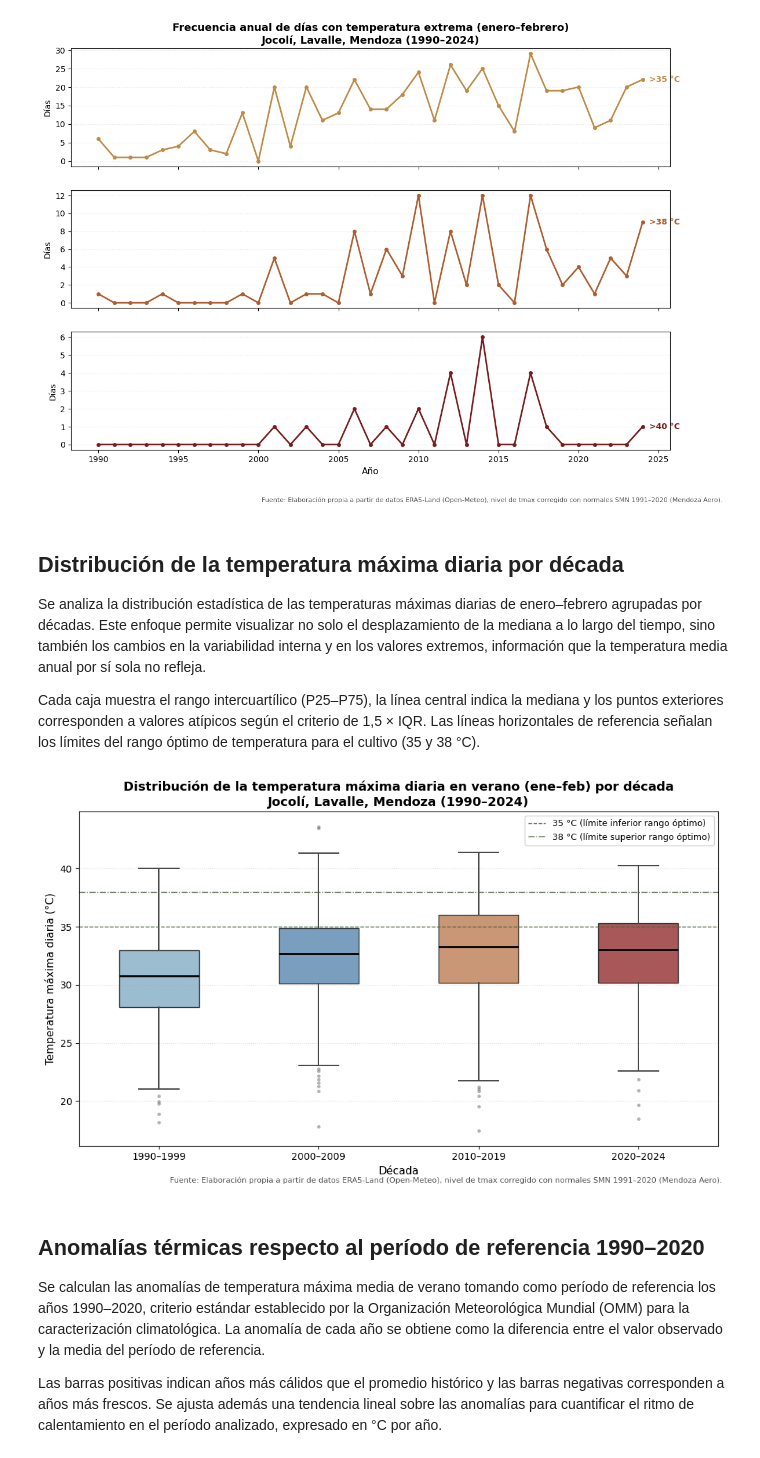
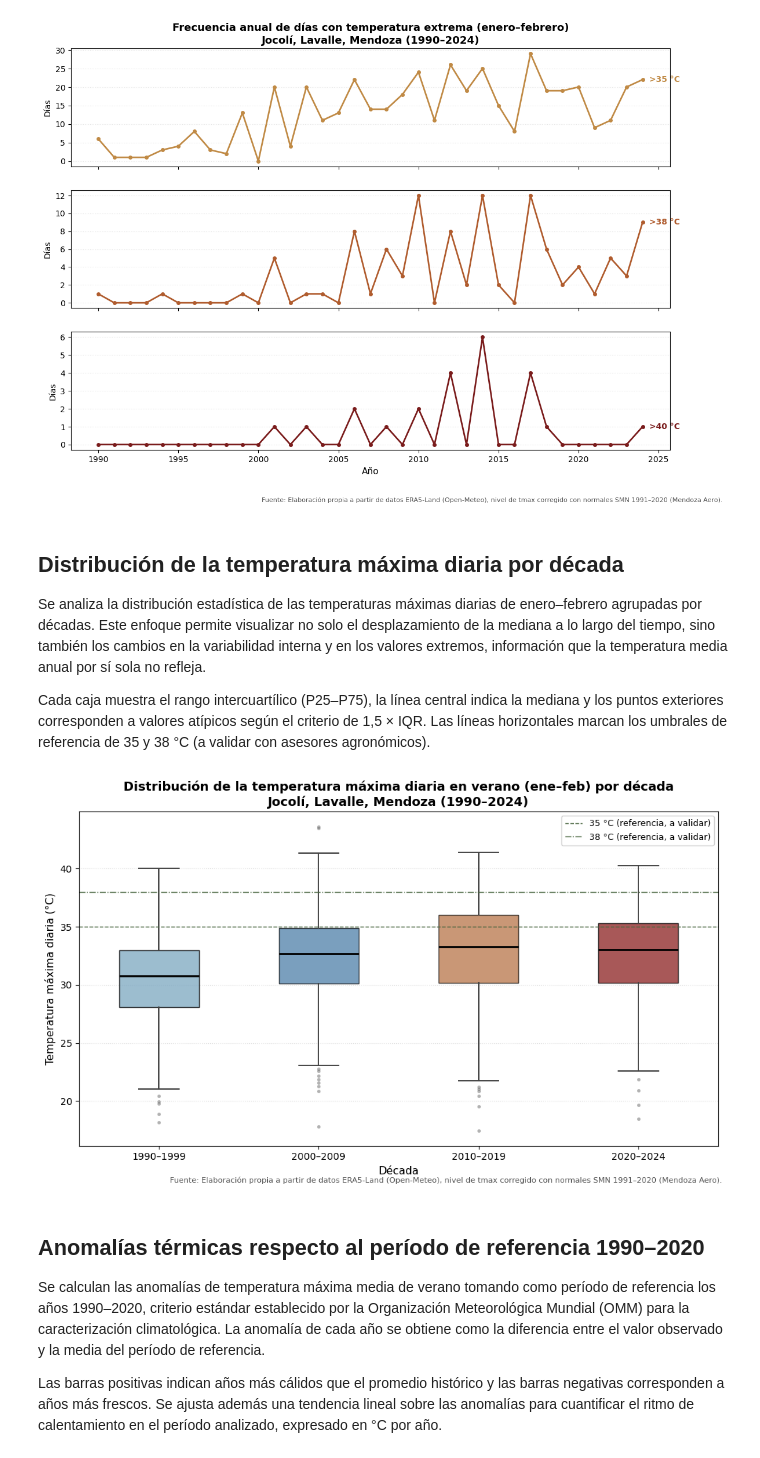
Before and after one commit to Emilialandgrebe/tesis-maestria, a Jupyter notebook: notebooks/00_clima_historico.ipynb, the cells around one changed output. Cells and saved outputs as stored; diff of their text form; code cells hidden in the pictures.

```diff
--- a/notebooks/00_clima_historico.ipynb
+++ b/notebooks/00_clima_historico.ipynb
@@ -359,7 +359,7 @@ plt.show()
 
 Se analiza la distribución estadística de las temperaturas máximas diarias de enero–febrero agrupadas por décadas. Este enfoque permite visualizar no solo el desplazamiento de la mediana a lo largo del tiempo, sino también los cambios en la variabilidad interna y en los valores extremos, información que la temperatura media anual por sí sola no refleja.
 
-Cada caja muestra el rango intercuartílico (P25–P75), la línea central indica la mediana y los puntos exteriores corresponden a valores atípicos según el criterio de 1,5 × IQR. Las líneas horizontales de referencia señalan los límites del rango óptimo de temperatura para el cultivo (35 y 38 °C).
+Cada caja muestra el rango intercuartílico (P25–P75), la línea central indica la mediana y los puntos exteriores corresponden a valores atípicos según el criterio de 1,5 × IQR. Las líneas horizontales marcan los umbrales de referencia de 35 y 38 °C (a validar con asesores agronómicos).
 # %%
 decadas_etiquetas = {
     1990: "1990–1999",
@@ -392,36 +392,36 @@ bp = ax.boxplot(
     patch_artist=True,
     widths=0.5,
     medianprops=dict(color="black", linewidth=2),
     whiskerprops=dict(linewidth=1.4, color="#444444"),
     capprops=dict(linewidth=1.4, color="#444444"),
     flierprops=dict(marker="o", markersize=3.5, linestyle="none",
                     alpha=0.5, markerfacecolor="#666666", markeredgecolor="none"),
 )
 for patch, color in zip(bp["boxes"], colores_lista):
     patch.set_facecolor(color)
     patch.set_alpha(0.75)
 
 C_OPTIMO = "#4A6741"
 ax.axhline(35, color=C_OPTIMO, linewidth=1, linestyle="--",
-           label="35 °C (límite inferior rango óptimo)")
+           label="35 °C (referencia, a validar)")
 ax.axhline(38, color=C_OPTIMO, linewidth=1, linestyle="-.",
-           label="38 °C (límite superior rango óptimo)")
+           label="38 °C (referencia, a validar)")
 
 ax.set_title(
     "Distribución de la temperatura máxima diaria en verano (ene–feb) por década\n"
     "Jocolí, Lavalle, Mendoza (1990–2024)",
     fontsize=13, fontweight="bold", loc="center",
 )
 ax.set_ylabel("Temperatura máxima diaria (°C)", fontsize=11)
 ax.set_xlabel("Década", fontsize=11)
 ax.grid(axis="y", linestyle=":", alpha=0.4, color="#AAAAAA")
 ax.legend(fontsize=9, framealpha=0.9)
 plt.tight_layout()
 plt.figtext(0.99, 0.01, "Fuente: Elaboración propia a partir de datos ERA5-Land (Open-Meteo), nivel de tmax corregido con normales SMN 1991–2020 (Mendoza Aero).",
             ha="right", fontsize=8, color="#555555")
 plt.show()
 # %% [output]
-[figure, old version]
+[figure, new version]
 # %% [markdown]
 ## Anomalías térmicas respecto al período de referencia 1990–2020
 
```
Also changed, not shown: parts of 4 cells of this notebook, 2 other files.
